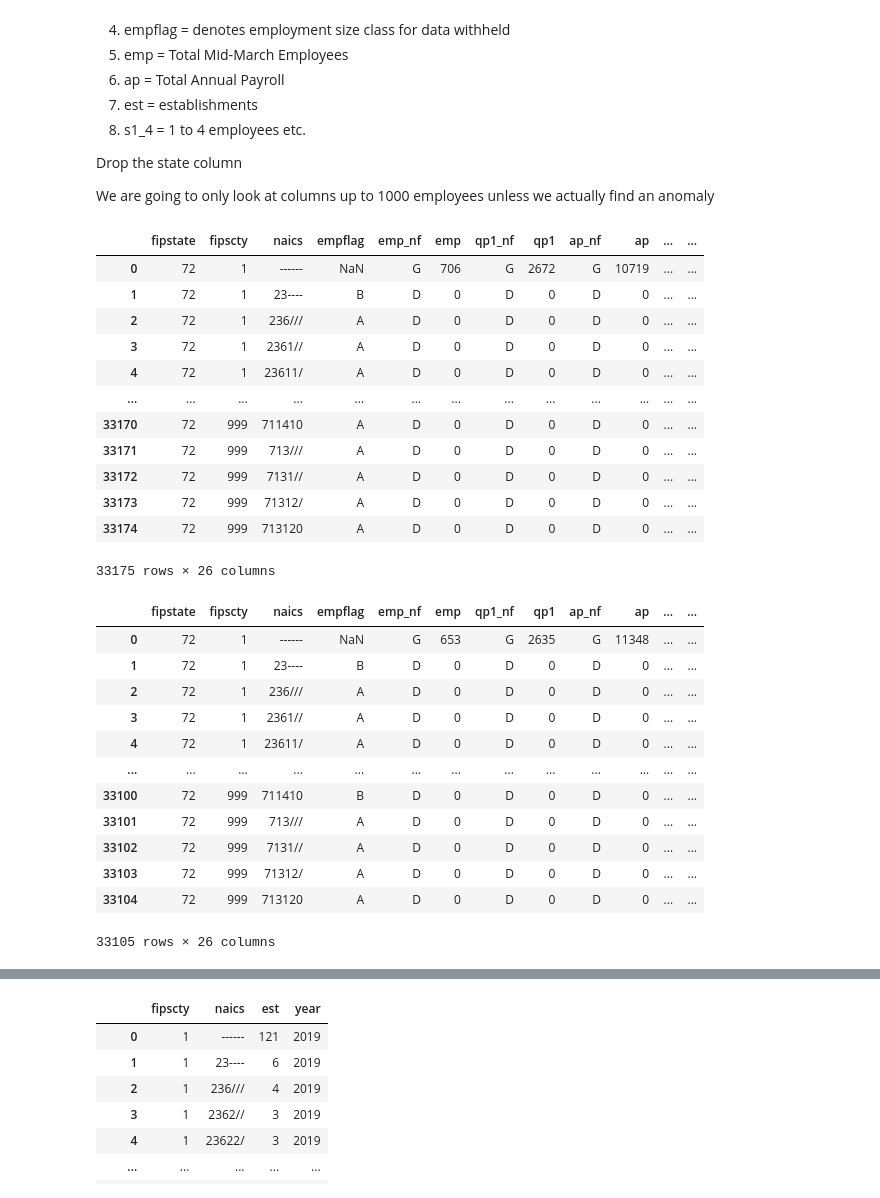
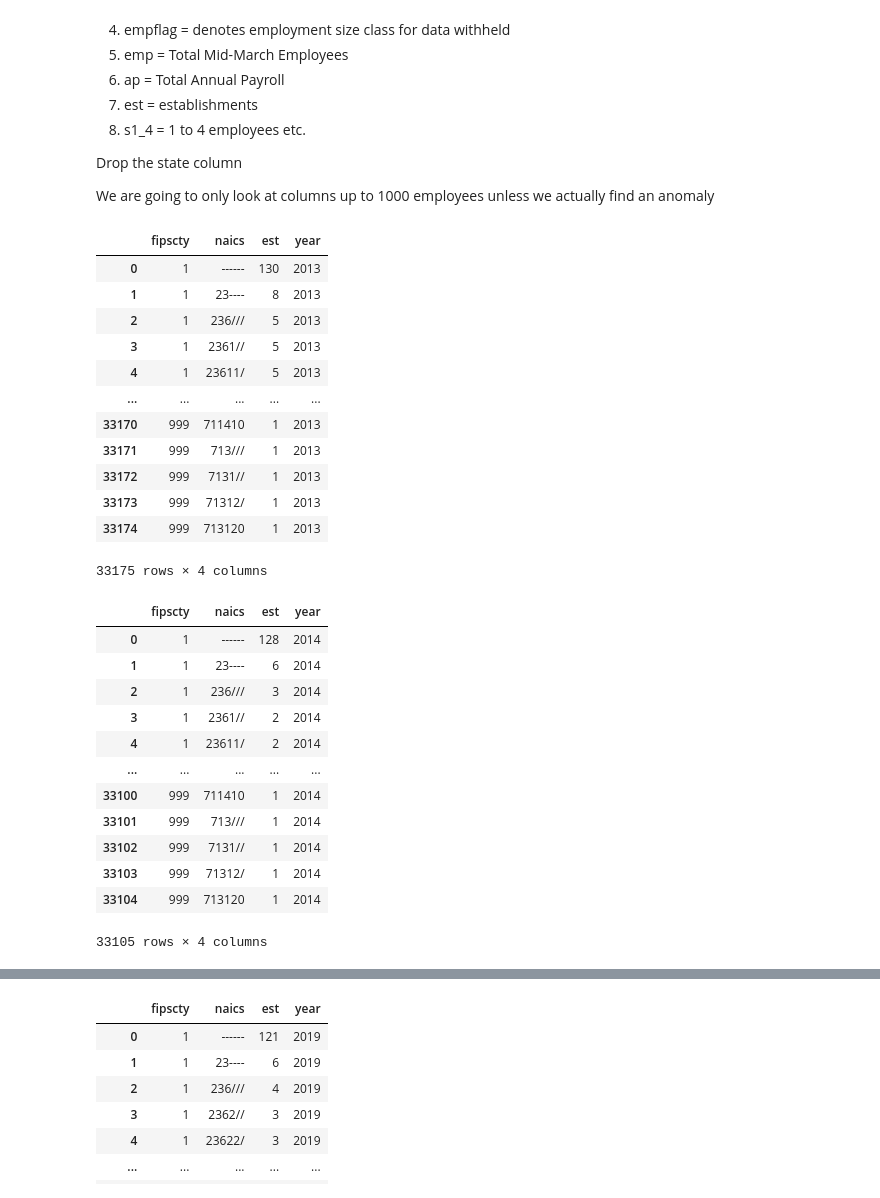
Before and after one commit to nessajimenez/pr-biz-patterns, a Jupyter notebook: Cleaning 1st Ten Years.ipynb, the cells around one changed output, grey strips where cells are left out. Drawn from its saved outputs; the diff is of its cells as text; code cells hidden in the pictures.

```diff
--- a/Cleaning 1st Ten Years.ipynb
+++ b/Cleaning 1st Ten Years.ipynb
@@ -21,41 +21,63 @@ import pandas as pd
 import numpy as np
 # %%
 #We import and create data frames for each data set. We then check each data set's columns and clean as necessary
-url13 = 'https://raw.githubusercontent.com/dsteede/business-flow-project/main/Data/cbp13pr_mun.csv'
+url13 = 'cbp13pr_mun.csv'
 df13 = pd.read_csv(url13)
 
 df13
+
+df13.columns = df13.columns.str.lower()
+
+df13 = df13.drop(['censtate', 'cencty','qp1_nf','qp1','ap_nf','ap','emp_nf','emp','fipstate','n1_4', 'n5_9', 'n10_19', 'n20_49', 'n50_99',
+       'n100_249', 'n250_499', 'n500_999', 'n1000', 'n1000_1', 'n1000_2',
+       'n1000_3', 'n1000_4', 'empflag'], axis=1)
+
+df13['year'] = 2013
+df13
+
+df13
 # %% [output]
-|  | fipstate | fipscty | naics | empflag | emp_nf | emp | qp1_nf | qp1 | ap_nf | ap | ... | ... |
-| 0 | 72 | 1 | ------ | NaN | G | 706 | G | 2672 | G | 10719 | ... | ... |
-| 1 | 72 | 1 | 23---- | B | D | 0 | D | 0 | D | 0 | ... | ... |
-| 2 | 72 | 1 | 236/// | A | D | 0 | D | 0 | D | 0 | ... | ... |
-| 3 | 72 | 1 | 2361// | A | D | 0 | D | 0 | D | 0 | ... | ... |
-| 4 | 72 | 1 | 23611/ | A | D | 0 | D | 0 | D | 0 | ... | ... |
-| ... | ... | ... | ... | ... | ... | ... | ... | ... | ... | ... | ... | ... |
-| 33170 | 72 | 999 | 711410 | A | D | 0 | D | 0 | D | 0 | ... | ... |
-| 33171 | 72 | 999 | 713/// | A | D | 0 | D | 0 | D | 0 | ... | ... |
-| 33172 | 72 | 999 | 7131// | A | D | 0 | D | 0 | D | 0 | ... | ... |
-| 33173 | 72 | 999 | 71312/ | A | D | 0 | D | 0 | D | 0 | ... | ... |
-| 33174 | 72 | 999 | 713120 | A | D | 0 | D | 0 | D | 0 | ... | ... |
+|  | fipscty | naics | est | year |
+| 0 | 1 | ------ | 130 | 2013 |
+| 1 | 1 | 23---- | 8 | 2013 |
+| 2 | 1 | 236/// | 5 | 2013 |
+| 3 | 1 | 2361// | 5 | 2013 |
+| 4 | 1 | 23611/ | 5 | 2013 |
+| ... | ... | ... | ... | ... |
+| 33170 | 999 | 711410 | 1 | 2013 |
+| 33171 | 999 | 713/// | 1 | 2013 |
+| 33172 | 999 | 7131// | 1 | 2013 |
+| 33173 | 999 | 71312/ | 1 | 2013 |
+| 33174 | 999 | 713120 | 1 | 2013 |
-33175 rows × 26 columns
+33175 rows × 4 columns
 # %%
-url14 = 'https://raw.githubusercontent.com/dsteede/business-flow-project/main/Data/cbp14pr_mun.csv'
+url14 = 'cbp14pr_mun.csv'
 df14 = pd.read_csv(url14)
 
 df14
+
+df14.columns = df14.columns.str.lower()
+
+df14 = df14.drop(['censtate', 'cencty','qp1_nf','qp1','ap_nf','ap','emp_nf','emp','fipstate','n1_4', 'n5_9', 'n10_19', 'n20_49', 'n50_99',
+       'n100_249', 'n250_499', 'n500_999', 'n1000', 'n1000_1', 'n1000_2',
+       'n1000_3', 'n1000_4', 'empflag'], axis=1)
+
+df14['year'] = 2014
+df14
+
+df14
 # %% [output]
-|  | fipstate | fipscty | naics | empflag | emp_nf | emp | qp1_nf | qp1 | ap_nf | ap | ... | ... |
-| 0 | 72 | 1 | ------ | NaN | G | 653 | G | 2635 | G | 11348 | ... | ... |
-| 1 | 72 | 1 | 23---- | B | D | 0 | D | 0 | D | 0 | ... | ... |
-| 2 | 72 | 1 | 236/// | A | D | 0 | D | 0 | D | 0 | ... | ... |
-| 3 | 72 | 1 | 2361// | A | D | 0 | D | 0 | D | 0 | ... | ... |
-| 4 | 72 | 1 | 23611/ | A | D | 0 | D | 0 | D | 0 | ... | ... |
-| ... | ... | ... | ... | ... | ... | ... | ... | ... | ... | ... | ... | ... |
-| 33100 | 72 | 999 | 711410 | B | D | 0 | D | 0 | D | 0 | ... | ... |
-| 33101 | 72 | 999 | 713/// | A | D | 0 | D | 0 | D | 0 | ... | ... |
-| 33102 | 72 | 999 | 7131// | A | D | 0 | D | 0 | D | 0 | ... | ... |
-| 33103 | 72 | 999 | 71312/ | A | D | 0 | D | 0 | D | 0 | ... | ... |
-| 33104 | 72 | 999 | 713120 | A | D | 0 | D | 0 | D | 0 | ... | ... |
+|  | fipscty | naics | est | year |
+| 0 | 1 | ------ | 128 | 2014 |
+| 1 | 1 | 23---- | 6 | 2014 |
+| 2 | 1 | 236/// | 3 | 2014 |
+| 3 | 1 | 2361// | 2 | 2014 |
+| 4 | 1 | 23611/ | 2 | 2014 |
+| ... | ... | ... | ... | ... |
+| 33100 | 999 | 711410 | 1 | 2014 |
+| 33101 | 999 | 713/// | 1 | 2014 |
+| 33102 | 999 | 7131// | 1 | 2014 |
+| 33103 | 999 | 71312/ | 1 | 2014 |
+| 33104 | 999 | 713120 | 1 | 2014 |
-33105 rows × 26 columns
+33105 rows × 4 columns
 # %%
```
Also changed, not shown: parts of 12 cells of this notebook.
